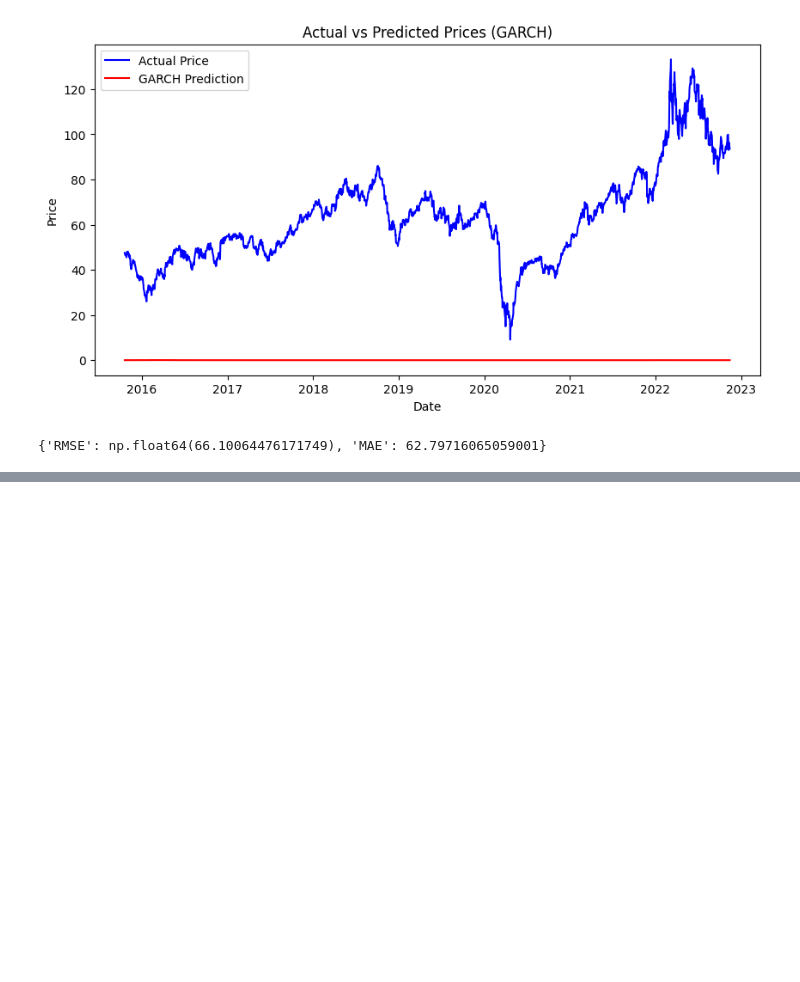
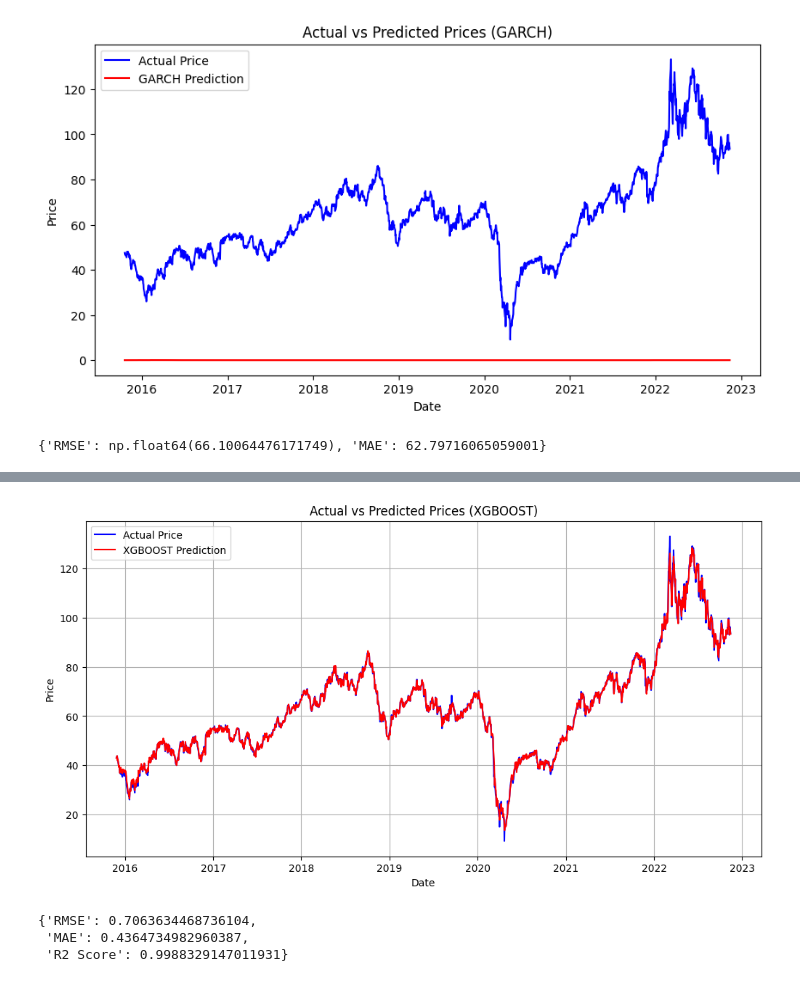
Before and after one commit to Naod-Demissie/Brent-Oil-Price-Prediction-Final, a Jupyter notebook: notebooks/4.0-model-evaluation.ipynb, the cells around one changed output, grey strips where cells are left out. Cells and saved outputs as stored; diff of their text form; code cells hidden in the pictures; blank space fills up the shorter version.

Commit message:
Modified evaluation notebook for newly added models

```diff
--- a/notebooks/4.0-model-evaluation.ipynb
+++ b/notebooks/4.0-model-evaluation.ipynb
@@ -53,0 +56,7 @@ model.evaluate_model("random_forest")
+# %%
+model.evaluate_model("xgboost")
+# %% [output]
+[figure, added]
+{'RMSE': 0.7063634468736104,
+ 'MAE': 0.4364734982960387,
+ 'R2 Score': 0.9988329147011931}
```
Also changed, not shown: parts of 3 cells of this notebook.
